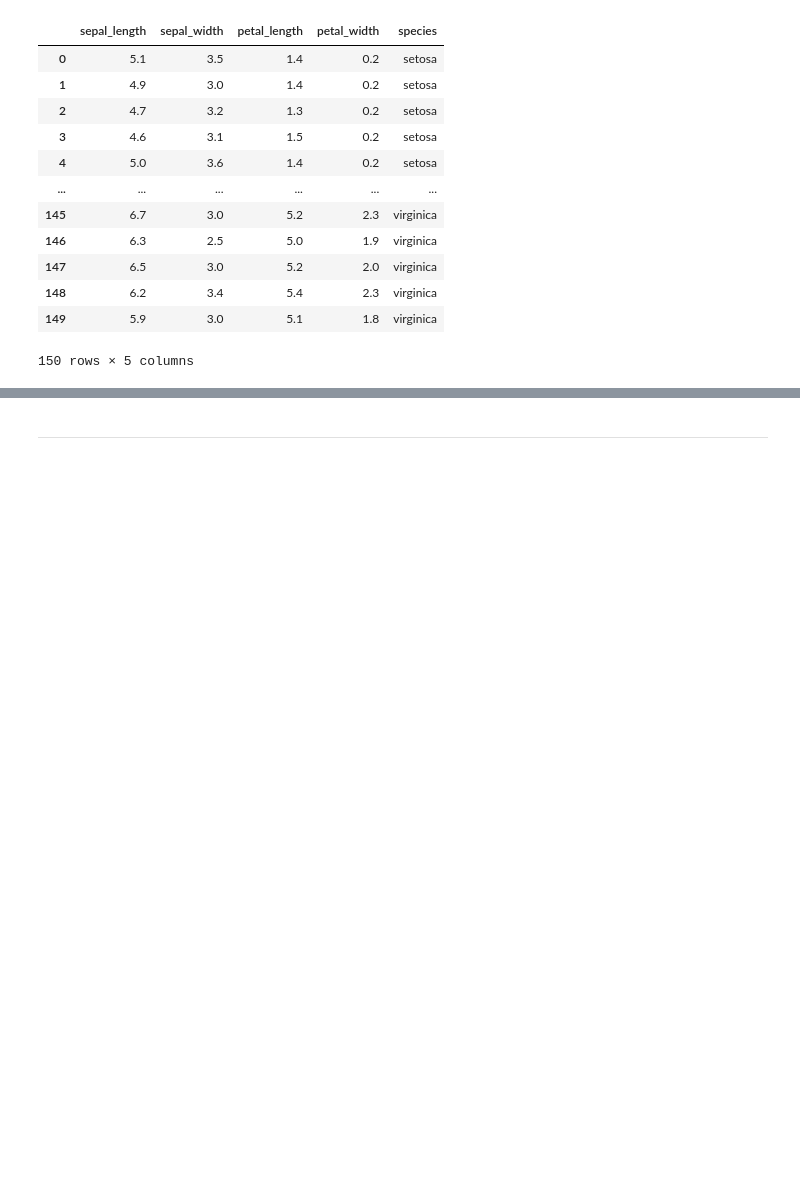
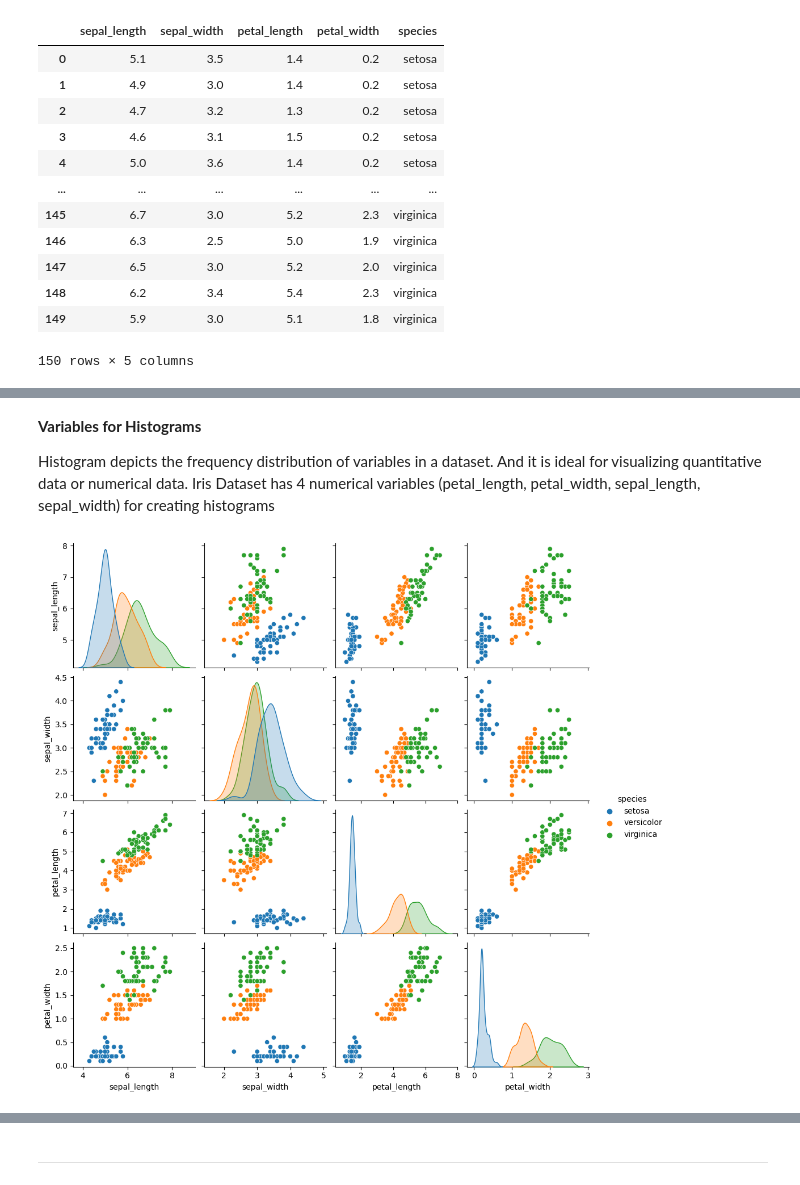
Before and after one commit to nataliia-dragunova/pands-project, a Jupyter notebook: iris.ipynb, the cells around one changed output, grey strips where cells are left out. Cells and saved outputs as stored; diff of their text form; code cells hidden in the pictures; blank space fills up the shorter version.

```diff
--- a/iris.ipynb
+++ b/iris.ipynb
@@ -151,0 +100,11 @@ plt.show()
+# %% [markdown]
+**Variables for Histograms**
+
+Histogram depicts the frequency distribution of variables in a dataset. And it is ideal for visualizing quantitative data or numerical data. Iris Dataset has 4 numerical variables (petal_length, petal_width, sepal_length, sepal_width) for creating histograms
+# %%
+from seaborn import pairplot
+# Pair Plot
+pairplot(iris_df, hue='species')
+plt.show()
+# %% [output]
+[figure, added]
```
Also changed, not shown: parts of 20 cells of this notebook, 10 other files.
